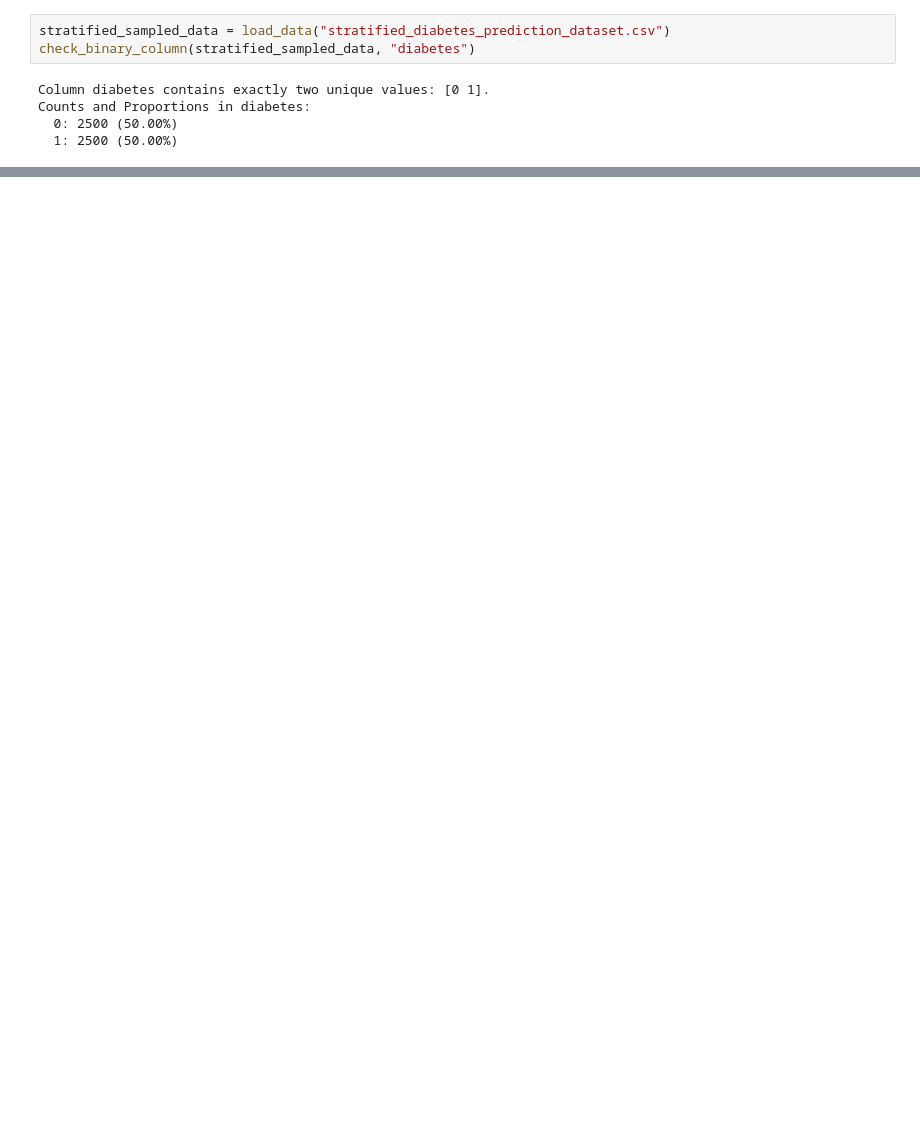
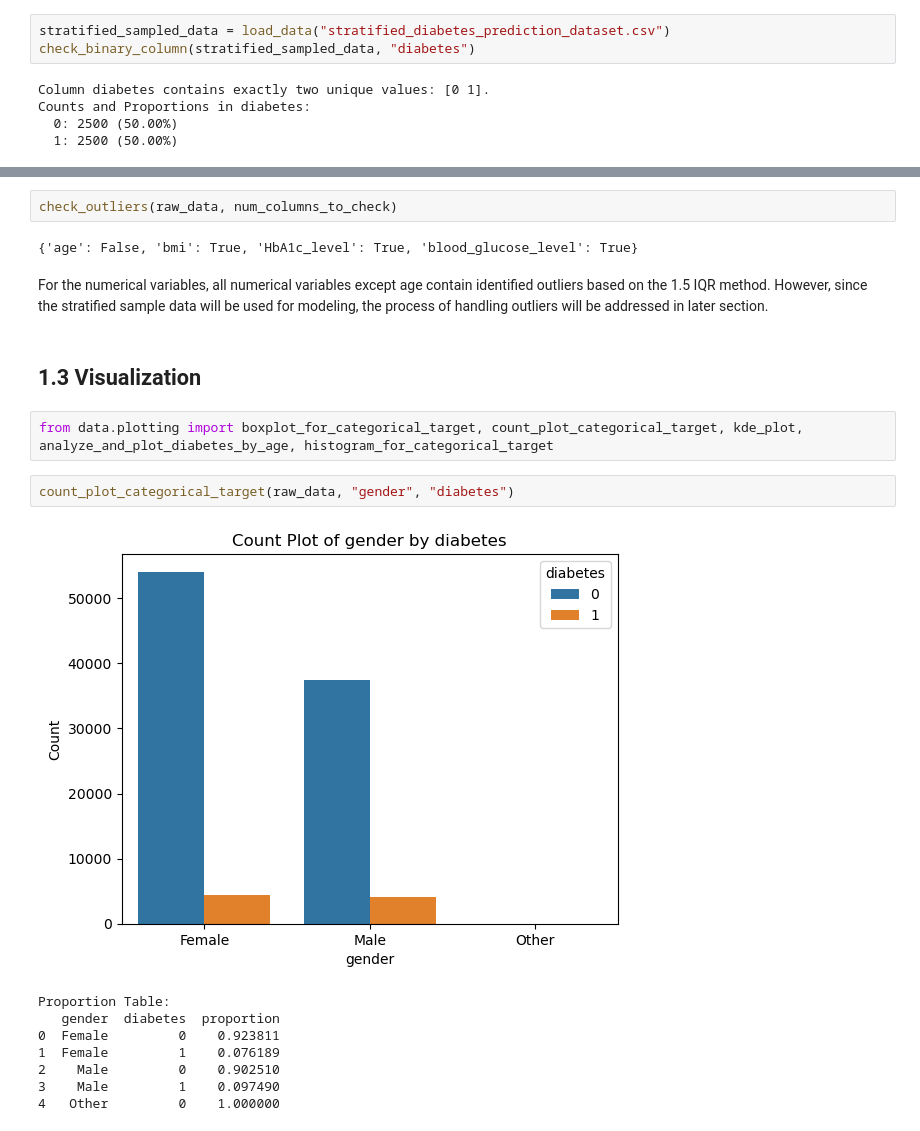
Before and after one commit to edwinyeungcam/D100_Project, a Jupyter notebook: eda_cleaning.ipynb, the cells around one changed output, grey strips where cells are left out. Cells and saved outputs as stored; diff of their text form; blank space fills up the shorter version.

```diff
--- a/eda_cleaning.ipynb
+++ b/eda_cleaning.ipynb
@@ -90,0 +100,21 @@ All columns have complete data, except for smoking_history, which has 36% missin
+# %%
+check_outliers(raw_data, num_columns_to_check)
+# %% [output]
+{'age': False, 'bmi': True, 'HbA1c_level': True, 'blood_glucose_level': True}
+# %% [markdown]
+For the numerical variables, all numerical variables except age contain identified outliers based on the 1.5 IQR method. However, since the stratified sample data will be used for modeling, the process of handling outliers will be addressed in later section.
+# %% [markdown]
+## 1.3 Visualization
+# %%
+from data.plotting import boxplot_for_categorical_target, count_plot_categorical_target, kde_plot, analyze_and_plot_diabetes_by_age, histogram_for_categorical_target
+# %%
+count_plot_categorical_target(raw_data, "gender", "diabetes")
+# %% [output]
+[figure, added]
+Proportion Table:
+   gender  diabetes  proportion
+0  Female         0    0.923811
+1  Female         1    0.076189
+2    Male         0    0.902510
+3    Male         1    0.097490
+4   Other         0    1.000000
```
Also changed, not shown: parts of 71 cells of this notebook, 5 other files.
